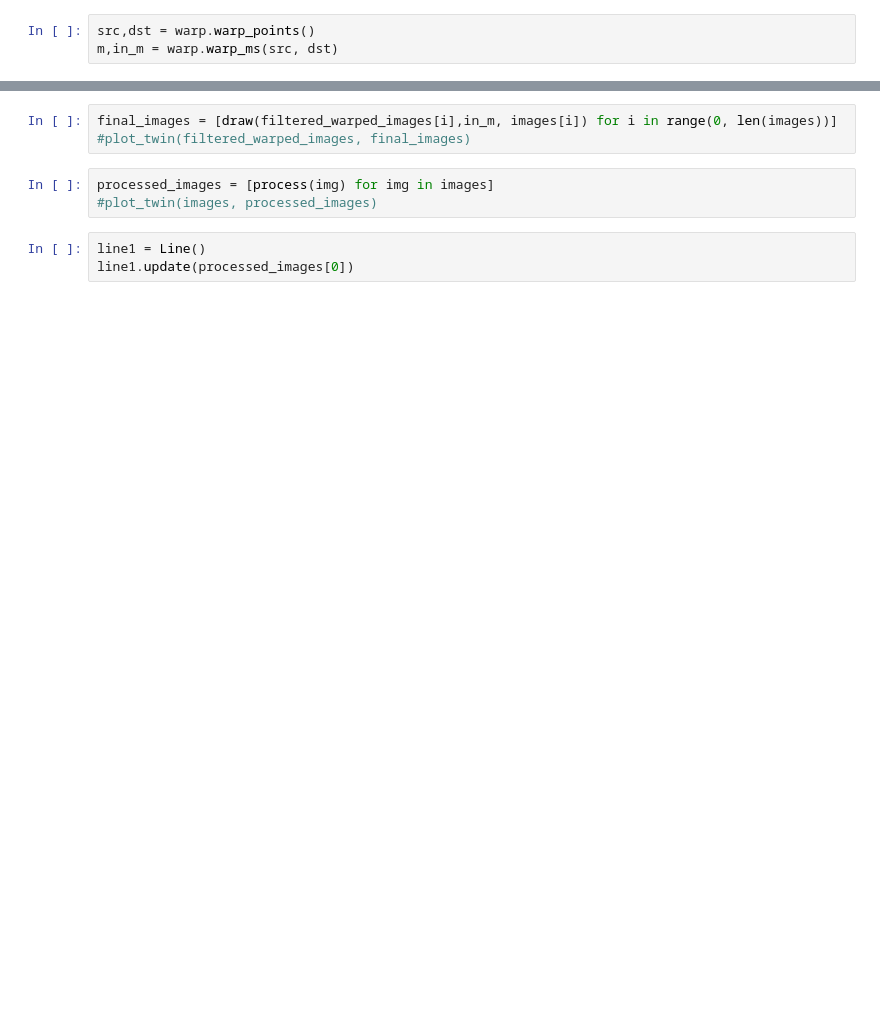
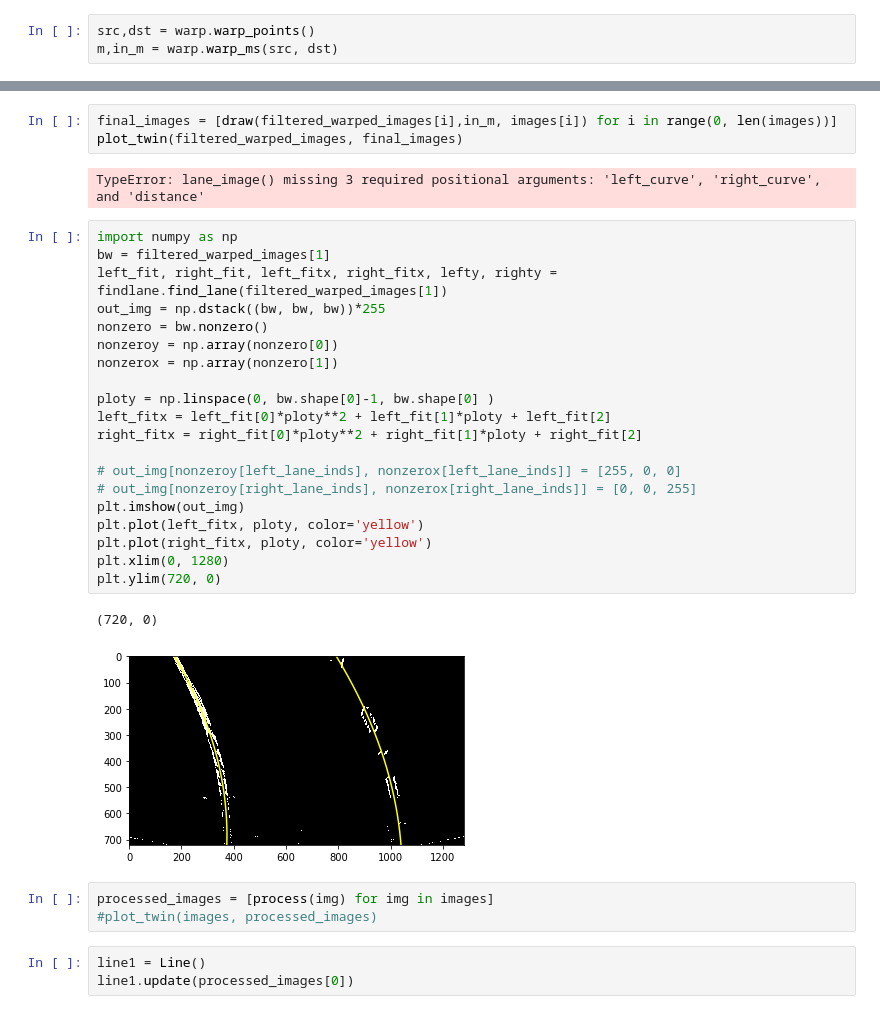
Before and after one commit to BenRR/Car-P4, a Jupyter notebook: pipeline.ipynb, the cells around one changed output, grey strips where cells are left out. Drawn from its saved outputs; the diff is of its cells as text; blank space fills up the shorter version.

```diff
--- a/pipeline.ipynb
+++ b/pipeline.ipynb
@@ -54,6 +91,31 @@ filtered_warped_images = [imagefilter.color_gradient_filter(img) for img in warp
 # %%
 final_images = [draw(filtered_warped_images[i],in_m, images[i]) for i in range(0, len(images))]
-#plot_twin(filtered_warped_images, final_images)
+plot_twin(filtered_warped_images, final_images)
+# %% [output]
+TypeError: lane_image() missing 3 required positional arguments: 'left_curve', 'right_curve', and 'distance'
+# %%
+import numpy as np
+bw = filtered_warped_images[1]
+left_fit, right_fit, left_fitx, right_fitx, lefty, righty = findlane.find_lane(filtered_warped_images[1])
+out_img = np.dstack((bw, bw, bw))*255
+nonzero = bw.nonzero()
+nonzeroy = np.array(nonzero[0])
+nonzerox = np.array(nonzero[1])
+
+ploty = np.linspace(0, bw.shape[0]-1, bw.shape[0] )
+left_fitx = left_fit[0]*ploty**2 + left_fit[1]*ploty + left_fit[2]
+right_fitx = right_fit[0]*ploty**2 + right_fit[1]*ploty + right_fit[2]
+
+# out_img[nonzeroy[left_lane_inds], nonzerox[left_lane_inds]] = [255, 0, 0]
+# out_img[nonzeroy[right_lane_inds], nonzerox[right_lane_inds]] = [0, 0, 255]
+plt.imshow(out_img)
+plt.plot(left_fitx, ploty, color='yellow')
+plt.plot(right_fitx, ploty, color='yellow')
+plt.xlim(0, 1280)
+plt.ylim(720, 0)
+# %% [output]
+(720, 0)
+[figure, added]
 # %%
 processed_images = [process(img) for img in images]
 #plot_twin(images, processed_images)
```
Also changed, not shown: parts of 6 cells of this notebook, 8 other files.
